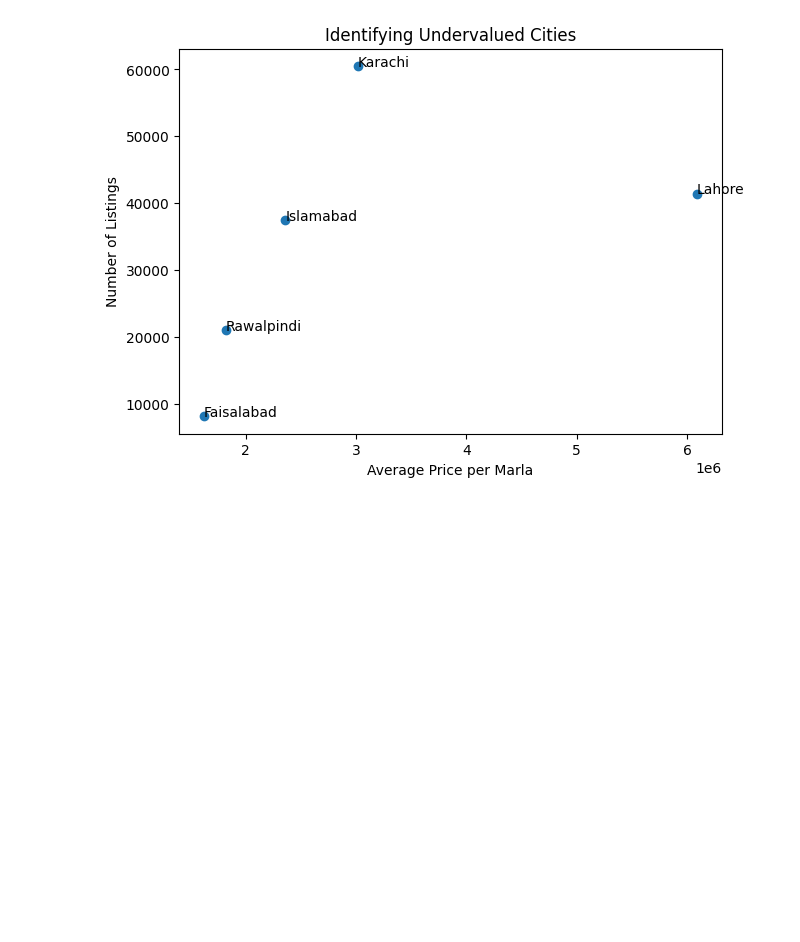
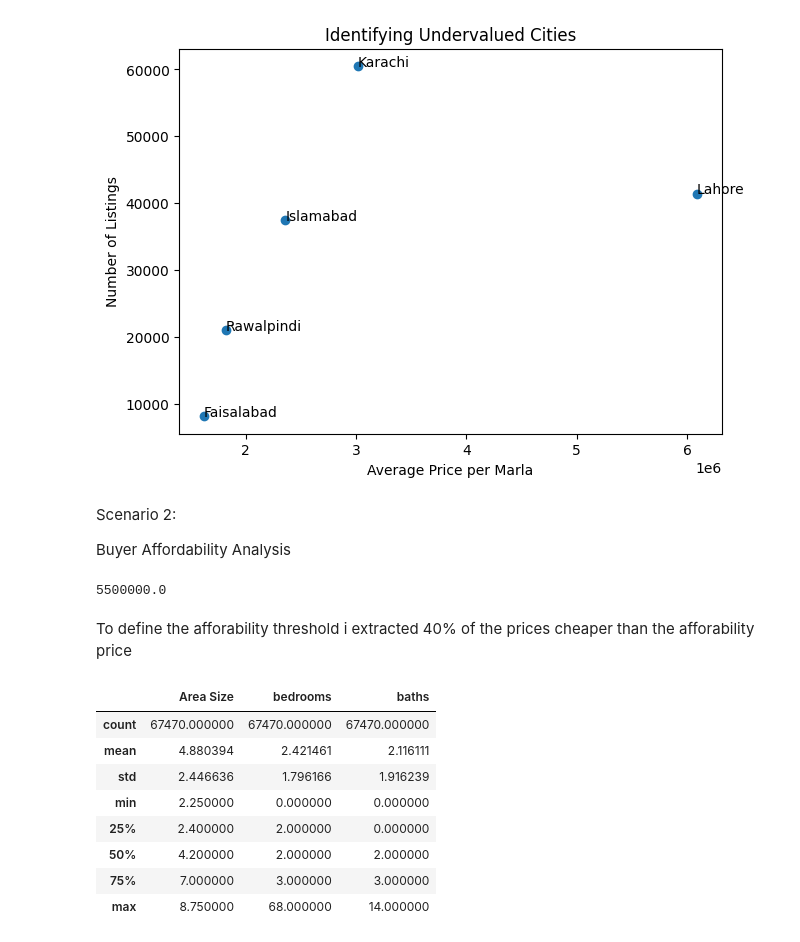
Before and after one commit to Abdul-Rafay-web/Data-Wrangling, a Jupyter notebook: Teknofest/main_competition.ipynb, the cells around one changed output. Cells and saved outputs as stored; diff of their text form; code cells hidden in the pictures; blank space fills up the shorter version.

```diff
--- a/Teknofest/main_competition.ipynb
+++ b/Teknofest/main_competition.ipynb
@@ -288,3 +288,29 @@ plt.title('Identifying Undervalued Cities')
 plt.show()
 # %% [output]
 [figure]
+# %% [markdown]
+Scenario 2:
+
+
+
+Buyer Affordability Analysis
+# %%
+affordability=df['price'].quantile(0.4)
+print(affordability)
+# %% [output]
+5500000.0
+# %% [markdown]
+To define the afforability threshold i extracted 40% of the prices cheaper than the afforability price
+# %%
+affordable_df=df[df['price']<=affordability]
+affordable_df[['Area Size','bedrooms','baths']].describe()
+# %% [output]
+|  | Area Size | bedrooms | baths |
+| count | 67470.000000 | 67470.000000 | 67470.000000 |
+| mean | 4.880394 | 2.421461 | 2.116111 |
+| std | 2.446636 | 1.796166 | 1.916239 |
+| min | 2.250000 | 0.000000 | 0.000000 |
+| 25% | 2.400000 | 2.000000 | 0.000000 |
+| 50% | 4.200000 | 2.000000 | 2.000000 |
+| 75% | 7.000000 | 3.000000 | 3.000000 |
+| max | 8.750000 | 68.000000 | 14.000000 |
```
Also changed, not shown: parts of 3 cells of this notebook.
